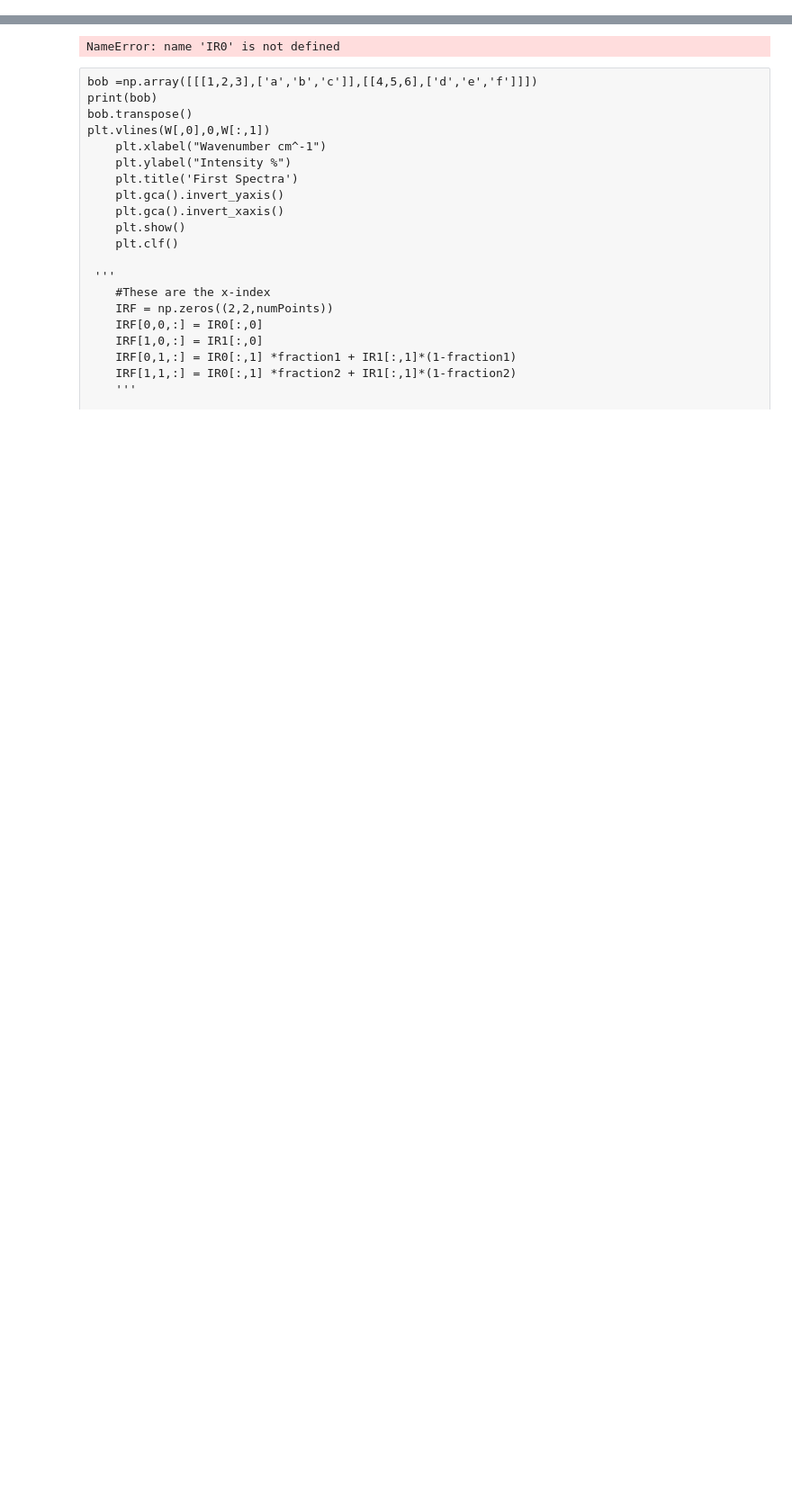
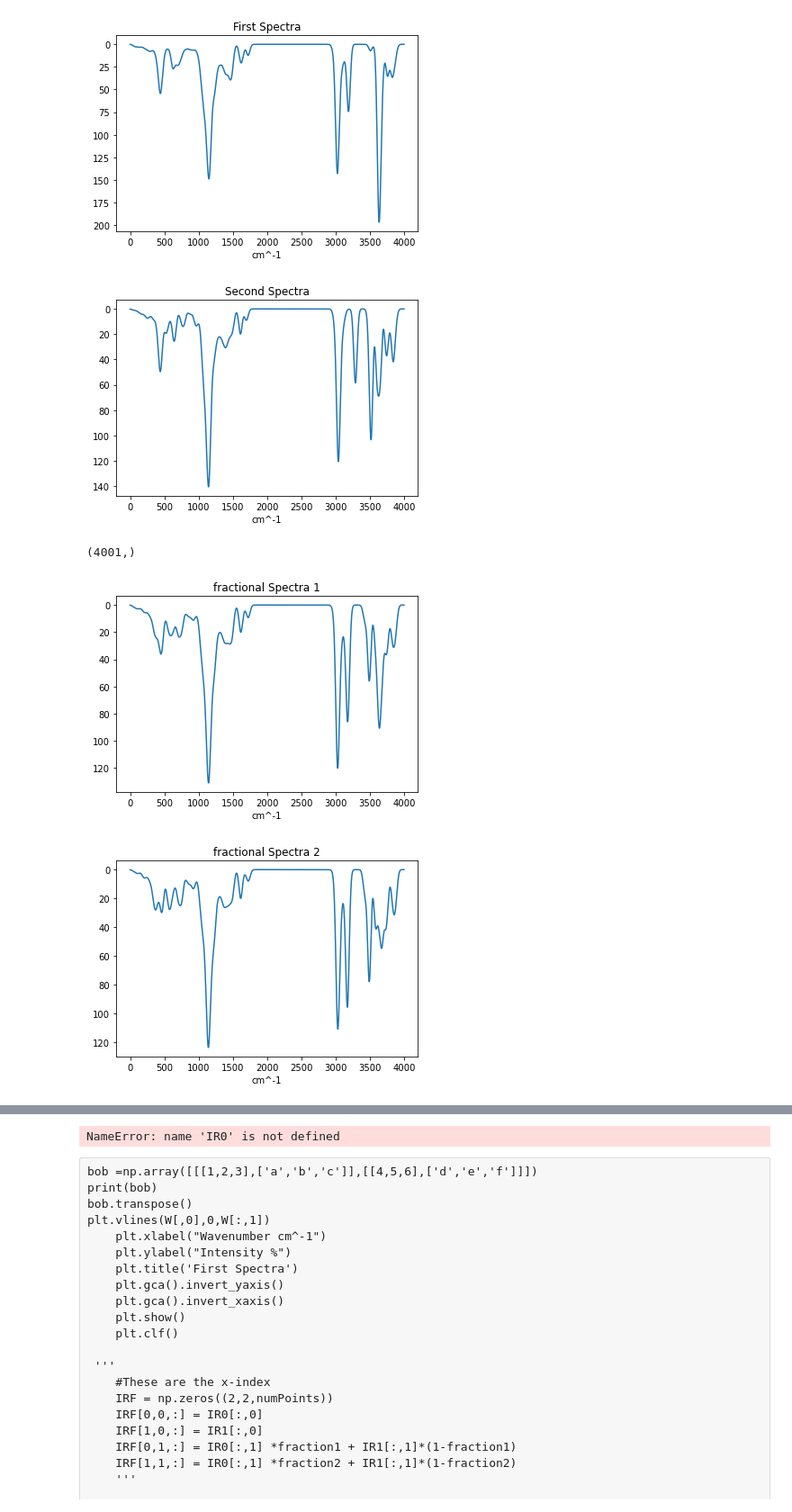
Before and after one commit to Abner-Kahan/NMFBeginning, a Jupyter notebook: glypNotebook.ipynb, the cells around one changed output, grey strips where cells are left out. Shown: that part at 90% size. Cells and saved outputs as stored; diff of their text form; code cells hidden in the pictures; blank space fills up the shorter version.

```diff
--- a/glypNotebook.ipynb
+++ b/glypNotebook.ipynb
@@ -76,11 +147,3 @@ print(nmfMatcher(a,b))
-# %%
-def IrPlotter(item,title):
-    plt.plot(np.linspace(0,1000,len(item)),item,markersize=.1)
-    plt.gca().invert_yaxis()
-    plt.title(title)
-    plt.xlabel("cm^-1")
-    plt.show()
-    plt.clf()
 # %%
 fileList = glob.glob('Tri_A1*/Tri_A1*/input.log')
 
@@ -199 +258,55 @@ Hi (492, 2) (492, 2)
 <Figure size 432x288 with 0 Axes>
+# %%
+def nmf2TesterMixB():
+    #pdb.set_trace()
+
+    fraction1 = random.random()
+    fraction2 = random.random()
+    #print(f'The expected fractions are  {fraction1:.3}, {fraction2:.3}.')
+
+    #Creating Two Spectra
+    IR0 =random.choice(fileList)
+    IR0 = file2Spectra(IR0)
+    IR0 = gaussian_broadening(IR0,25,1)
+    IrPlotter(IR0,"First Spectra")
+
+
+    IR1 =random.choice(fileList)
+    IR1 = file2Spectra(IR1)
+    IR1 = gaussian_broadening(IR1,25,1)
+    IrPlotter(IR2,"Second Spectra")
+    print(IR1.shape)
+
+    IRF = np.zeros((2,4001))
+    IRF[0,:] = IR0 *fraction1 + IR1*(1-fraction1)
+    IRF[1,:] = IR0 * fraction2 +  IR1*(1-fraction2)
+    IrPlotter(IRF[0,:],"fractional Spectra 1")
+    IrPlotter(IRF[1,:],"fractional Spectra 2")
+    IRF= np.transpose(IRF)
+
+    model = NMF(n_components=2, max_iter=1000, tol= 1*10**-8, solver= 'cd')
+    W = model.fit_transform(IRF)
+    H = model.components_
+    product = np.matmul(W,H)
+    matchTable = nmfMatcher (IRF, product)
+    IrOrgs = [IR0,IR1]
+    IrPlotter([IrOrgs[matchTable[0,0]], product[:,matchTable[0,1]]],"First Calculated Spectra", True)
+    IrPlotter([IrOrgs[matchTable[1,0]] ,product[:,matchTable[1,1]]],"Second Calculated Spectra", True)
+   # IrPlotter([IROrgs[matchTable[0][0]],product
+               #[W[matchTable[0][1],:]]], "First Matched Spectra", True)
+
+    print(matchTable[0][0])
+
+
+    print("Matrix product size", product.shape)
+    ##print("Variable matrix", H)
+   # print("Product Sizes", W.shape, IRF.shape)
+    #print(nmfMatcher (IRF, product))
+
+nmf2TesterMixB()
+# %% [output]
+[figure, added]
+[figure, added]
+(4001,)
+[figure, added]
+[figure, added]
```
Also changed, not shown: parts of 11 cells of this notebook, 2 other files.
